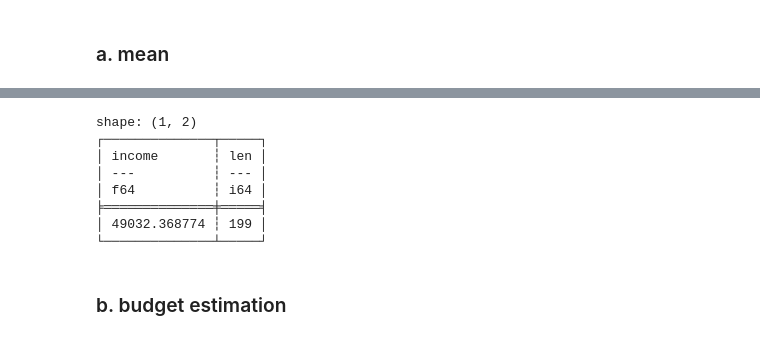
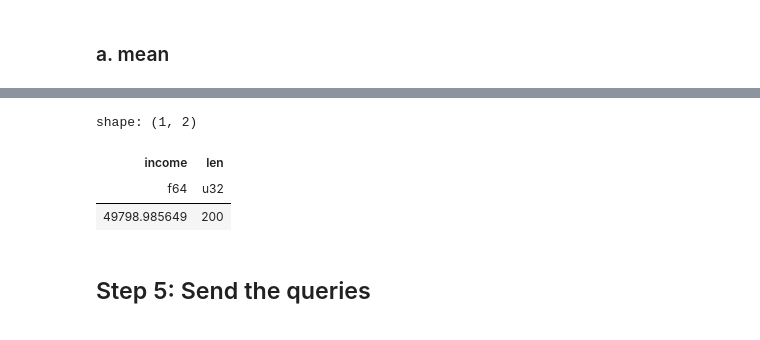
Before and after one commit to dscc-admin-ch/lomas, a Jupyter notebook: client/notebooks/Demo_Client_Notebook_OpenDP_Polars.ipynb, the cells around one changed output, grey strips where cells are left out. Saved outputs shown, nothing was run; the diff lists cells and outputs as text; code cells hidden in the pictures.

```diff
--- a/client/notebooks/Demo_Client_Notebook_OpenDP_Polars.ipynb
+++ b/client/notebooks/Demo_Client_Notebook_OpenDP_Polars.ipynb
@@ -157,8 +138,5 @@ pl.__name__, pl.__version__
 # Income bounds
 income_lower_bound, income_upper_bound = income_metadata["columns"]["income"]["lower"], income_metadata["columns"]["income"]["upper"]
 # %%
-plan = dummy_lf.select(
-    pl.col("income").dp.mean(bounds=(income_lower_bound, income_upper_bound), scale=100_000), dp.len(scale=1)
-)
-print(plan)
-print(plan.explain(optimized=True))
+# Get a context
+context = client.get_context(nb_rows=NB_ROWS, seed=SEED, epsilon=1.0)
@@ -175,0 +143,5 @@ SELECT [col("income").lib/python3.12/site-packages/opendp/lib/opendp.abi3.so:dp_
+# %%
+plan = (context.query().select(
+    pl.col("income").dp.mean(bounds=(income_lower_bound, income_upper_bound)), dp.len()
+))
+print(plan.explain(optimized=True))
@@ -193,5 +168,4 @@ By default, the client will use a laplace mechanism. Note that Dr. FSO can also
 # %%
-res = client.opendp.query(plan, mechanism = "gaussian", fixed_delta = 1.0, dummy = True, nb_rows = NB_ROWS, seed=SEED)
-
-print(res.result.value)
+result_dummy_dp = plan.release().collect()
+result_dummy_dp
 # %% [output]
@@ -198,10 +173,6 @@ print(res.result.value)
 shape: (1, 2)
-┌──────────────┬─────┐
-│ income       ┆ len │
-│ ---          ┆ --- │
-│ f64          ┆ i64 │
-╞══════════════╪═════╡
-│ 49032.368774 ┆ 199 │
-└──────────────┴─────┘
+| income | len |
+| f64 | u32 |
+| 49798.985649 | 200 |
 # %% [markdown]
-### b. budget estimation
+## Step 5: Send the queries
```
Also changed, not shown: parts of 64 cells of this notebook, 2 other files.
